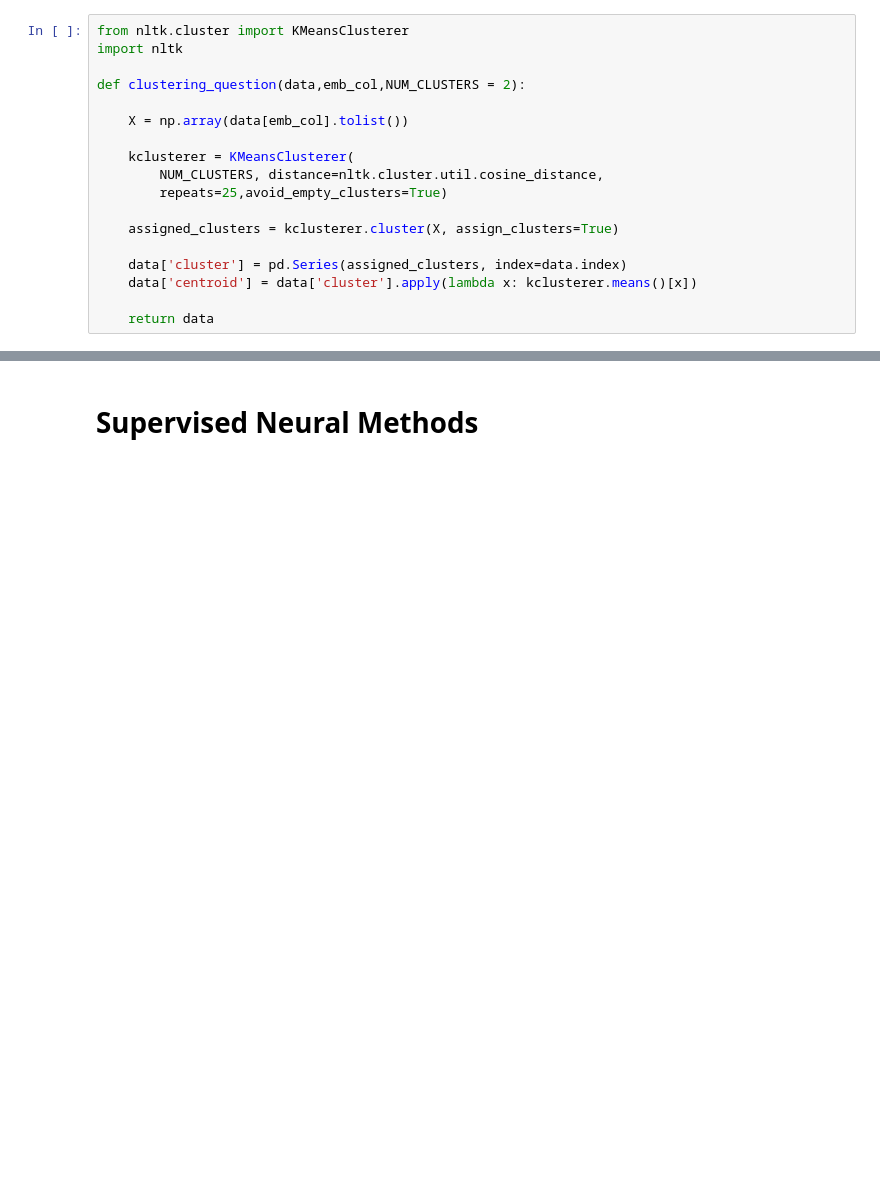
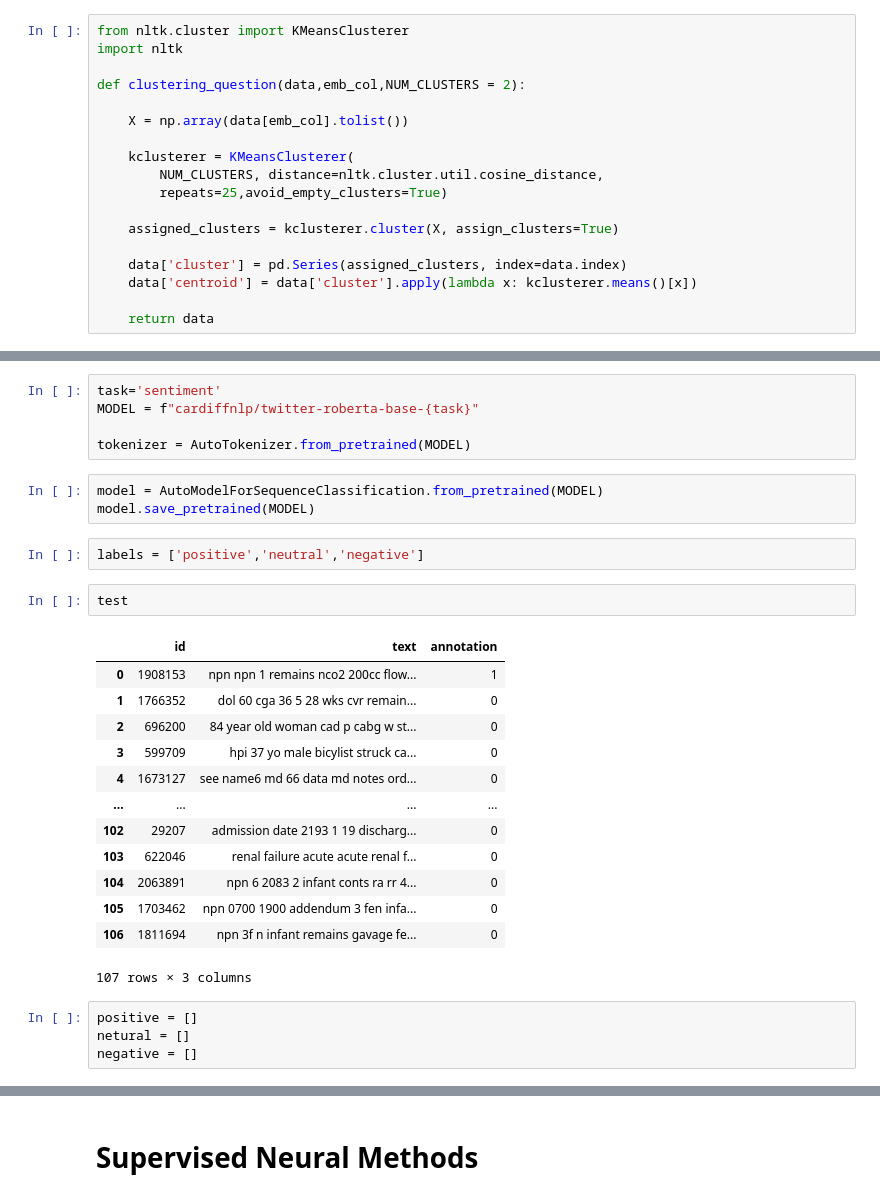
Before and after one commit to wan19990901/EECS6.S982_Sentiment, a Jupyter notebook: Modelling.ipynb, the cells around one changed output, grey strips where cells are left out. Drawn from its saved outputs; the diff is of its cells as text; blank space fills up the shorter version.

```diff
--- a/Modelling.ipynb
+++ b/Modelling.ipynb
@@ -157,0 +150,30 @@ dtype: int64
+# %%
+task='sentiment'
+MODEL = f"cardiffnlp/twitter-roberta-base-{task}"
+
+tokenizer = AutoTokenizer.from_pretrained(MODEL)
+# %%
+model = AutoModelForSequenceClassification.from_pretrained(MODEL)
+model.save_pretrained(MODEL)
+# %%
+labels = ['positive','neutral','negative']
+# %%
+test
+# %% [output]
+|  | id | text | annotation |
+| 0 | 1908153 | npn npn 1 remains nco2 200cc flow... | 1 |
+| 1 | 1766352 | dol 60 cga 36 5 28 wks cvr remain... | 0 |
+| 2 | 696200 | 84 year old woman cad p cabg w st... | 0 |
+| 3 | 599709 | hpi 37 yo male bicylist struck ca... | 0 |
+| 4 | 1673127 | see name6 md 66 data md notes ord... | 0 |
+| ... | ... | ... | ... |
+| 102 | 29207 | admission date 2193 1 19 discharg... | 0 |
+| 103 | 622046 | renal failure acute acute renal f... | 0 |
+| 104 | 2063891 | npn 6 2083 2 infant conts ra rr 4... | 0 |
+| 105 | 1703462 | npn 0700 1900 addendum 3 fen infa... | 0 |
+| 106 | 1811694 | npn 3f n infant remains gavage fe... | 0 |
+107 rows × 3 columns
+# %%
+positive = []
+netural = []
+negative = []
```
Also changed, not shown: parts of 44 cells of this notebook, 1 other file.
